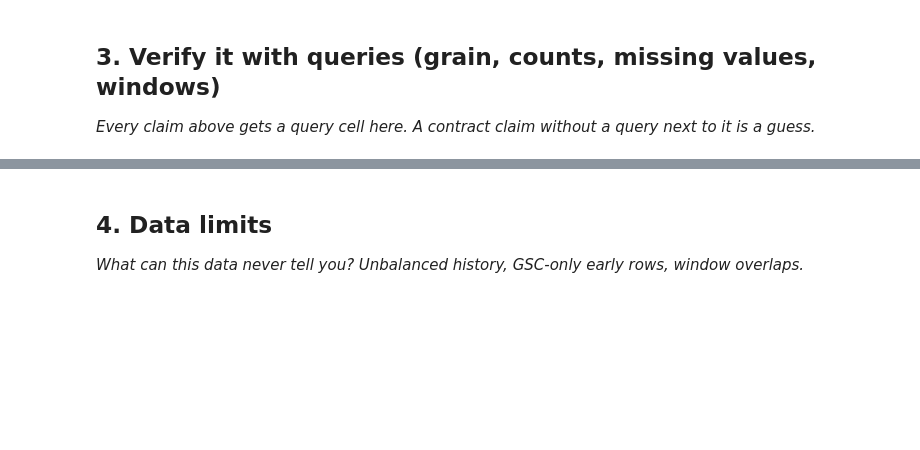
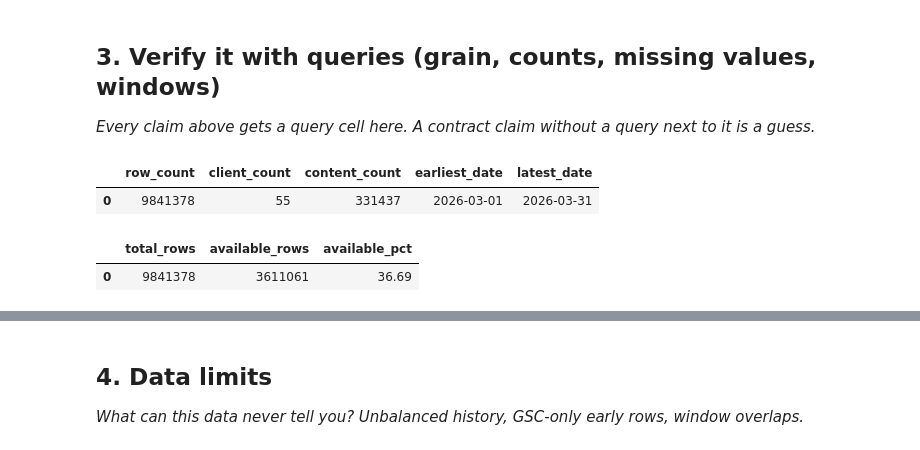
Before and after one commit to ZubairQazzi/flyrank-ml-internship-zubair, a Jupyter notebook: work/notebooks/w03_data_contract.ipynb, the cells around one changed output, grey strips where cells are left out. Saved outputs shown, nothing was run; the diff lists cells and outputs as text; code cells hidden in the pictures; blank space fills up the shorter version.

Commit message:
Complete Week 3 data contract notebook

```diff
--- a/work/notebooks/w03_data_contract.ipynb
+++ b/work/notebooks/w03_data_contract.ipynb
@@ -6,6 +6,22 @@
 This skeleton is yours to fill. Work the sections **in order** — each one has a one-line hint. Simple words, honest numbers.
 
 > Working with an AI assistant? Tell it to read `skills/README.md` first and load the one skill this assignment names on its card.
+# %%
+from google.colab import userdata
+import duckdb
+
+hf_token = userdata.get("HF_TOKEN")
+
+con = duckdb.connect()
+con.execute(
+    f"CREATE SECRET hf_secret "
+    f"(TYPE huggingface, TOKEN '{hf_token}')"
+)
+
+march_path = (
+    "hf://datasets/FlyRank/internship-warehouse/"
+    "fact_content_daily_performance/month=2026-03/*.parquet"
+)
 # %% [markdown]
 ## 1. Unit of analysis + time window
 
@@ -29,0 +102,43 @@ This skeleton is yours to fill. Work the sections **in order** — each one has
+# %%
+slice_query = f"""
+SELECT
+    COUNT(*) AS row_count,
+    COUNT(DISTINCT client_hash_id) AS client_count,
+    COUNT(DISTINCT content_hash_id) AS content_count,
+    MIN(report_date) AS earliest_date,
+    MAX(report_date) AS latest_date
+FROM read_parquet('{march_path}')
+"""
+
+slice_summary = con.sql(slice_query).df()
+slice_summary
+# %% [output]
+|  | row_count | client_count | content_count | earliest_date | latest_date |
+| 0 | 9841378 | 55 | 331437 | 2026-03-01 | 2026-03-31 |
+# %%
+availability_query = f"""
+WITH all_rows AS (
+    SELECT COUNT(*) AS total_rows
+    FROM read_parquet('{march_path}')
+),
+available_rows AS (
+    SELECT COUNT(*) AS available_rows
+    FROM read_parquet('{march_path}')
+    WHERE gsc_data_available IS TRUE
+)
+SELECT
+    all_rows.total_rows,
+    available_rows.available_rows,
+    ROUND(
+        100.0 * available_rows.available_rows / all_rows.total_rows,
+        2
+    ) AS available_pct
+FROM all_rows
+CROSS JOIN available_rows
+"""
+
+availability_summary = con.sql(availability_query).df()
+availability_summary
+# %% [output]
+|  | total_rows | available_rows | available_pct |
+| 0 | 9841378 | 3611061 | 36.69 |
```
Also changed, not shown: parts of 13 cells of this notebook.
